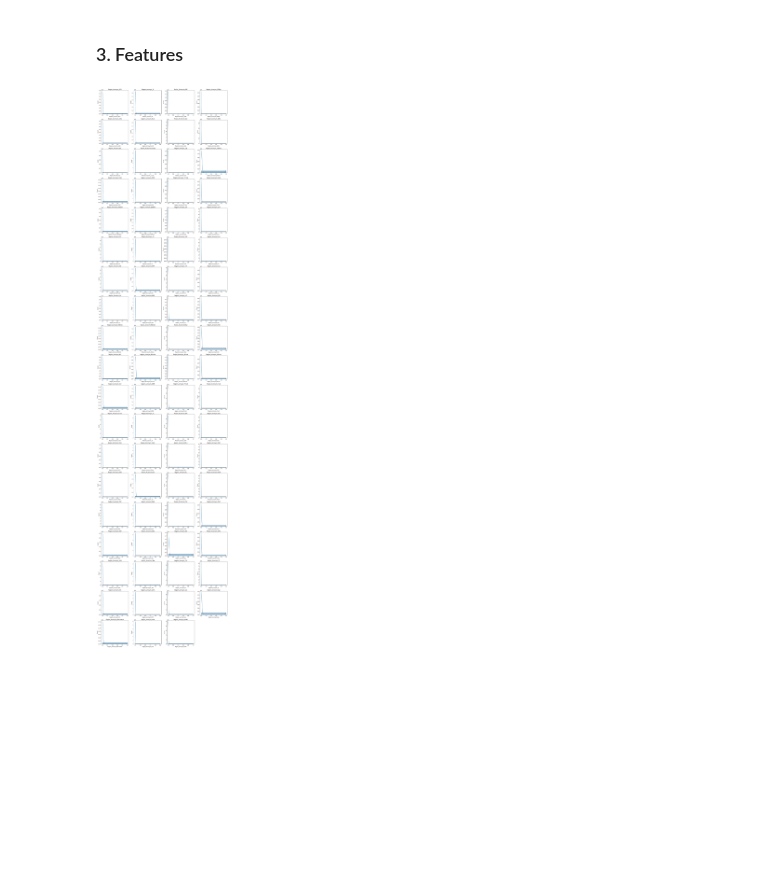
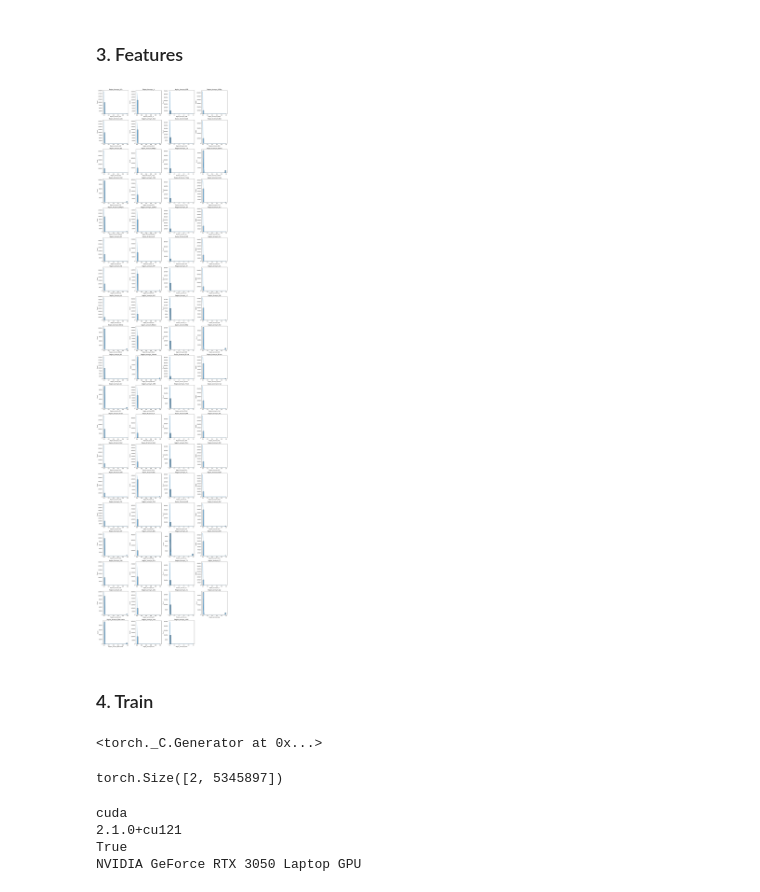
Before and after one commit to VietDQ1904/Image-Processing-2026, a Jupyter notebook: eda/balbc.ipynb, the cells around one changed output. Drawn from its saved outputs; the diff is of its cells as text; code cells hidden in the pictures; blank space fills up the shorter version.

Commit message:
Training model : GCN

```diff
--- a/eda/balbc.ipynb
+++ b/eda/balbc.ipynb
@@ -251,17 +251,19 @@ df_sam_feats = df_feats.sample(n=100000, random_state=42)
 # %%
 cols = df_sam_feats.columns
 
 n_cols = 4
 n_rows = (len(cols) + n_cols - 1) // n_cols
 
 plt.figure(figsize=(18, 4 * n_rows))
 
 for i, col in enumerate(cols):
     plt.subplot(n_rows, n_cols, i + 1)
-    sns.histplot(df_sam_feats[col], bins=10, kde=True)
+    sns.histplot(df_sam_feats[col], bins=20, kde=True)
     plt.title(col)
 
 plt.tight_layout()
 plt.show()
 # %% [output]
-[figure, old version]
+[figure, new version]
+# %% [markdown]
+### 4. Train
@@ -267,0 +296,18 @@ plt.show()
+# %%
+def set_seed(seed=42):
+    random.seed(seed)
+    np.random.seed(seed)
+
+    torch.manual_seed(seed)
+    torch.cuda.manual_seed(seed)
+    torch.cuda.manual_seed_all(seed)
+
+    torch.use_deterministic_algorithms(True)
+
+    torch.backends.cudnn.deterministic = True
+    torch.backends.cudnn.benchmark = False
+
+g = torch.Generator()
+g.manual_seed(42)
+# %% [output]
+<torch._C.Generator at 0x...>
@@ -267,0 +331,13 @@ plt.show()
+# %%
+edges = BALBc_1_1
+
+src = edges["node1id"].values
+dst = edges["node2id"].values
+
+edge_index = torch.tensor(
+    np.vstack([src,dst]),
+    dtype=torch.long
+)
+print(edge_index.shape)
+# %% [output]
+torch.Size([2, 5345897])
@@ -267,0 +397,12 @@ plt.show()
+# %%
+device = torch.device("cuda" if torch.cuda.is_available() else "cpu")
+print(device.type)
+
+print(torch.__version__)
+print(torch.cuda.is_available())
+print(torch.cuda.get_device_name(0))
+# %% [output]
+cuda
+2.1.0+cu121
+True
+NVIDIA GeForce RTX 3050 Laptop GPU
```
Also changed, not shown: parts of 17 cells of this notebook, 4 other files.
